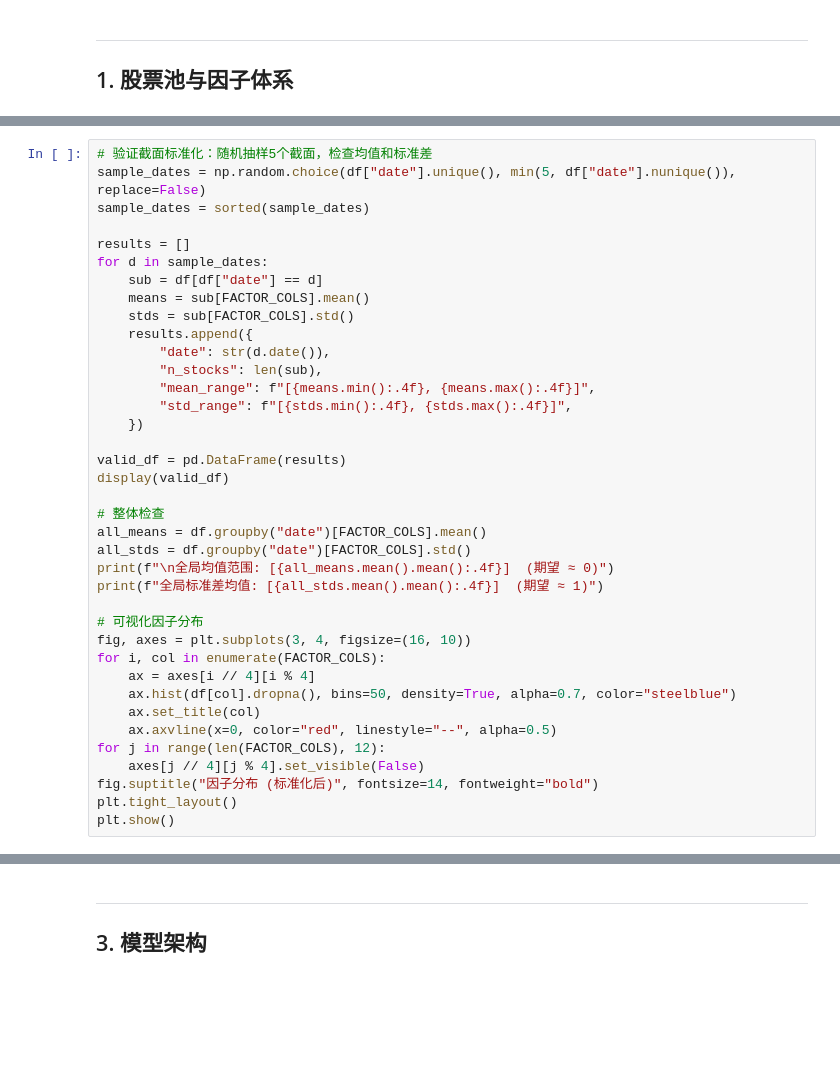
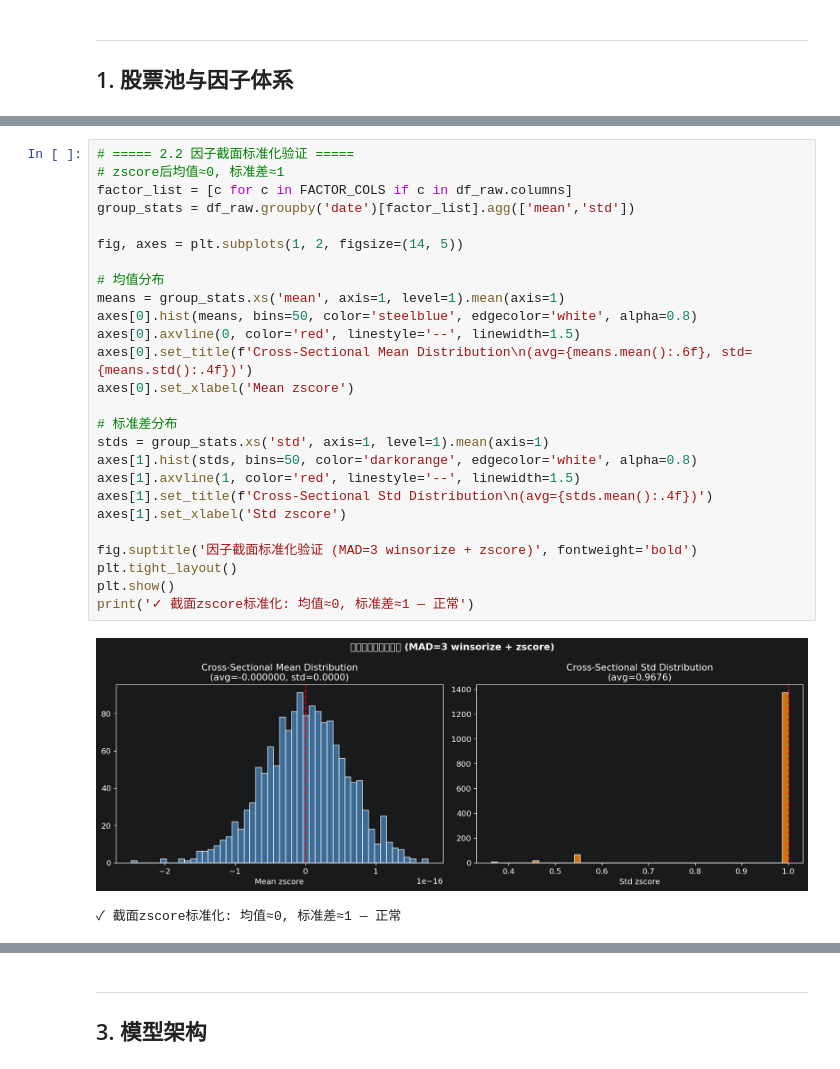
Before and after one commit to se-veN714/PowerAdapter-Alpha, a Jupyter notebook: notebooks/reproduction.ipynb, the cells around one changed output, grey strips where cells are left out. Cells and saved outputs as stored; diff of their text form; blank space fills up the shorter version.

```diff
--- a/notebooks/reproduction.ipynb
+++ b/notebooks/reproduction.ipynb
@@ -107,38 +174,29 @@ display(df["label"].describe().to_frame().T)
-# %%
-# 验证截面标准化：随机抽样5个截面，检查均值和标准差
-sample_dates = np.random.choice(df["date"].unique(), min(5, df["date"].nunique()), replace=False)
-sample_dates = sorted(sample_dates)
-
-results = []
-for d in sample_dates:
-    sub = df[df["date"] == d]
-    means = sub[FACTOR_COLS].mean()
-    stds = sub[FACTOR_COLS].std()
-    results.append({
-        "date": str(d.date()),
-        "n_stocks": len(sub),
-        "mean_range": f"[{means.min():.4f}, {means.max():.4f}]",
-        "std_range": f"[{stds.min():.4f}, {stds.max():.4f}]",
-    })
-
-valid_df = pd.DataFrame(results)
-display(valid_df)
-
-# 整体检查
-all_means = df.groupby("date")[FACTOR_COLS].mean()
-all_stds = df.groupby("date")[FACTOR_COLS].std()
-print(f"\n全局均值范围: [{all_means.mean().mean():.4f}]  (期望 ≈ 0)")
-print(f"全局标准差均值: [{all_stds.mean().mean():.4f}]  (期望 ≈ 1)")
-
-# 可视化因子分布
-fig, axes = plt.subplots(3, 4, figsize=(16, 10))
-for i, col in enumerate(FACTOR_COLS):
-    ax = axes[i // 4][i % 4]
-    ax.hist(df[col].dropna(), bins=50, density=True, alpha=0.7, color="steelblue")
-    ax.set_title(col)
-    ax.axvline(x=0, color="red", linestyle="--", alpha=0.5)
-for j in range(len(FACTOR_COLS), 12):
-    axes[j // 4][j % 4].set_visible(False)
-fig.suptitle("因子分布 (标准化后)", fontsize=14, fontweight="bold")
-plt.tight_layout()
-plt.show()
+# %%
+# ===== 2.2 因子截面标准化验证 =====
+# zscore后均值≈0, 标准差≈1
+factor_list = [c for c in FACTOR_COLS if c in df_raw.columns]
+group_stats = df_raw.groupby('date')[factor_list].agg(['mean','std'])
+
+fig, axes = plt.subplots(1, 2, figsize=(14, 5))
+
+# 均值分布
+means = group_stats.xs('mean', axis=1, level=1).mean(axis=1)
+axes[0].hist(means, bins=50, color='steelblue', edgecolor='white', alpha=0.8)
+axes[0].axvline(0, color='red', linestyle='--', linewidth=1.5)
+axes[0].set_title(f'Cross-Sectional Mean Distribution\n(avg={means.mean():.6f}, std={means.std():.4f})')
+axes[0].set_xlabel('Mean zscore')
+
+# 标准差分布
+stds = group_stats.xs('std', axis=1, level=1).mean(axis=1)
+axes[1].hist(stds, bins=50, color='darkorange', edgecolor='white', alpha=0.8)
+axes[1].axvline(1, color='red', linestyle='--', linewidth=1.5)
+axes[1].set_title(f'Cross-Sectional Std Distribution\n(avg={stds.mean():.4f})')
+axes[1].set_xlabel('Std zscore')
+
+fig.suptitle('因子截面标准化验证 (MAD=3 winsorize + zscore)', fontweight='bold')
+plt.tight_layout()
+plt.show()
+print('✓ 截面zscore标准化: 均值≈0, 标准差≈1 — 正常')
+# %% [output]
+[figure, added]
+✓ 截面zscore标准化: 均值≈0, 标准差≈1 — 正常
```
Also changed, not shown: parts of 50 cells of this notebook, 2 other files.
